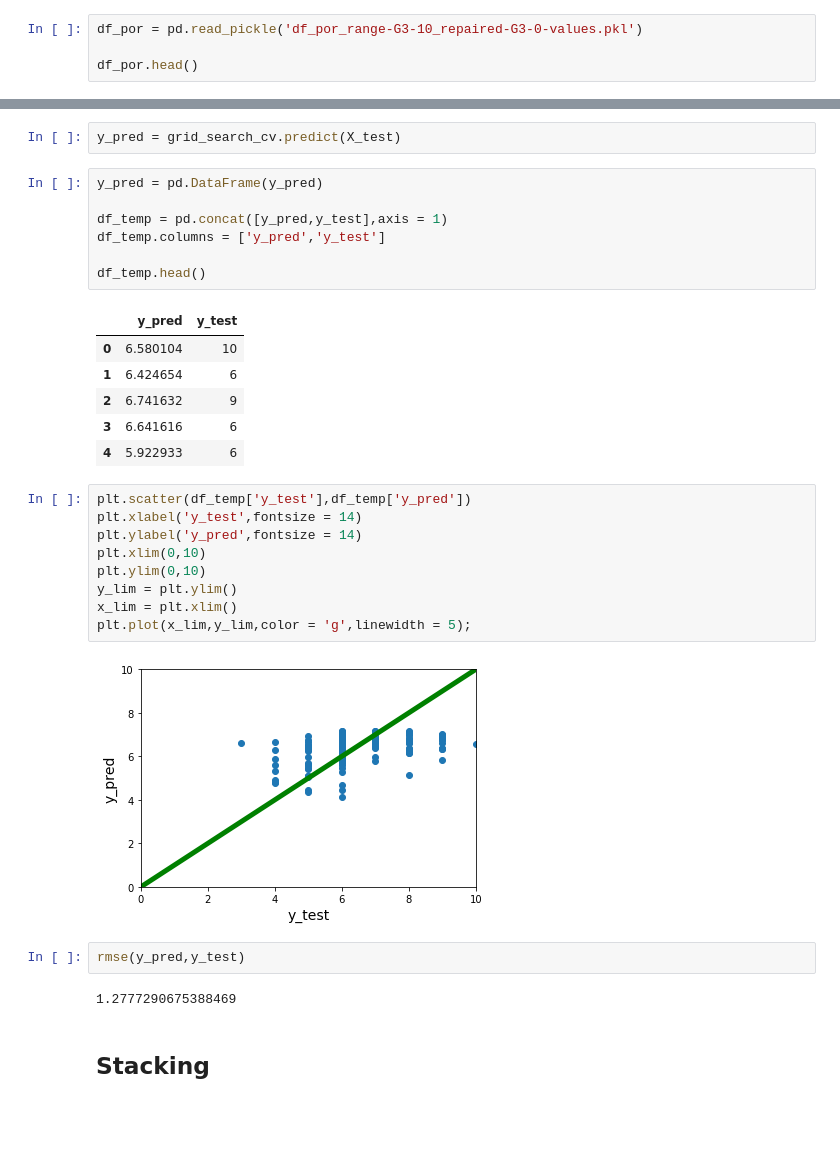
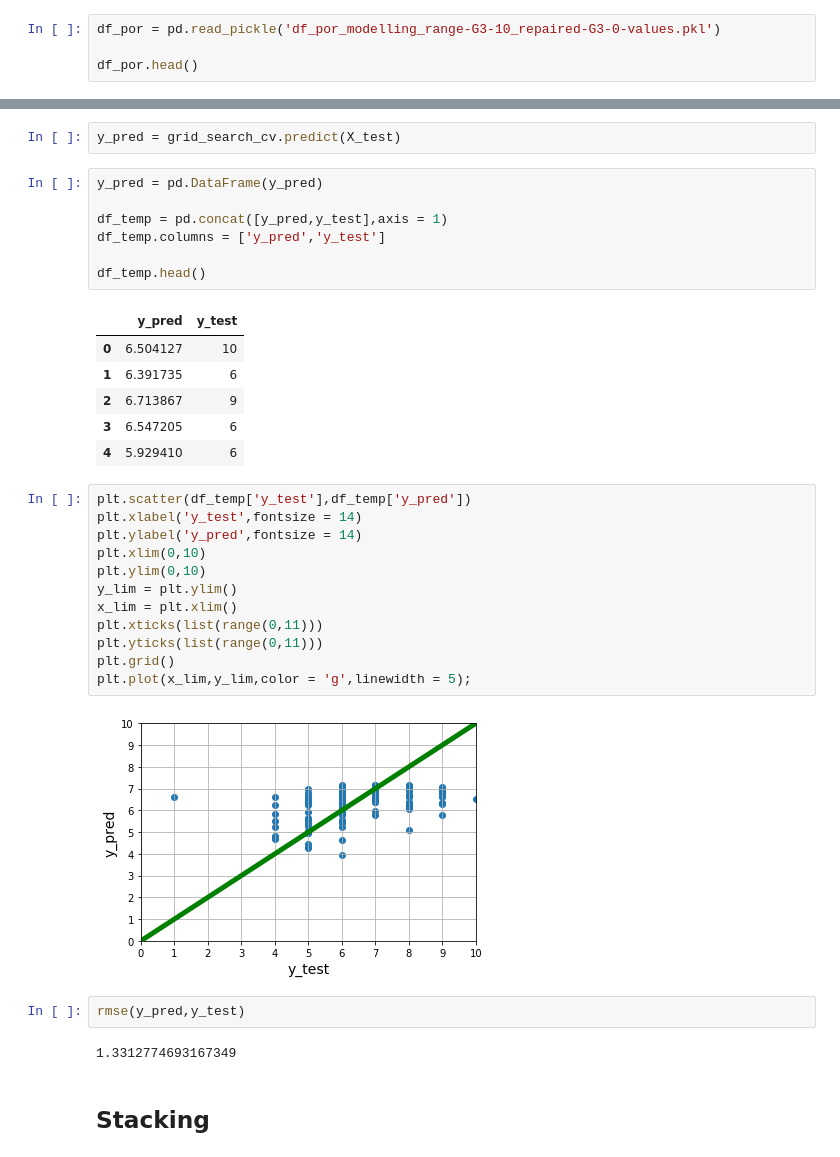
Before and after one commit to albertorekena/education-improvement, a Jupyter notebook: 02.-portuguese-modelling-regression-range_G3-10-repaired-G3-0-values.ipynb, the cells around one changed output, grey strips where cells are left out. Saved outputs shown, nothing was run; the diff lists cells and outputs as text; blank space fills up the shorter version.

```diff
--- a/02.-portuguese-modelling-regression-range_G3-10-repaired-G3-0-values.ipynb
+++ b/02.-portuguese-modelling-regression-range_G3-10-repaired-G3-0-values.ipynb
@@ -22,7 +22,7 @@ warnings.filterwarnings('ignore')
 pd.set_option('display.max_columns',100)
 pd.set_option('display.max_rows',1000)
 # %%
-df_por = pd.read_pickle('df_por_range-G3-10_repaired-G3-0-values.pkl')
+df_por = pd.read_pickle('df_por_modelling_range-G3-10_repaired-G3-0-values.pkl')
 
 df_por.head()
 # %% [output]
@@ -263,26 +272,29 @@ df_temp.columns = ['y_pred','y_test']
 df_temp.head()
 # %% [output]
 |  | y_pred | y_test |
-| 0 | 6.580104 | 10 |
-| 1 | 6.424654 | 6 |
-| 2 | 6.741632 | 9 |
-| 3 | 6.641616 | 6 |
-| 4 | 5.922933 | 6 |
+| 0 | 6.504127 | 10 |
+| 1 | 6.391735 | 6 |
+| 2 | 6.713867 | 9 |
+| 3 | 6.547205 | 6 |
+| 4 | 5.929410 | 6 |
 # %%
 plt.scatter(df_temp['y_test'],df_temp['y_pred'])
 plt.xlabel('y_test',fontsize = 14)
 plt.ylabel('y_pred',fontsize = 14)
 plt.xlim(0,10)
 plt.ylim(0,10)
 y_lim = plt.ylim()
 x_lim = plt.xlim()
+plt.xticks(list(range(0,11)))
+plt.yticks(list(range(0,11)))
+plt.grid()
 plt.plot(x_lim,y_lim,color = 'g',linewidth = 5);
 # %% [output]
-[figure, old version]
+[figure, new version]
 # %%
 rmse(y_pred,y_test)
 # %% [output]
-1.2777290675388469
+1.3312774693167349
 # %% [markdown]
 ## Stacking
 # %%
```
Also changed, not shown: parts of 17 cells of this notebook, 6 other files.
